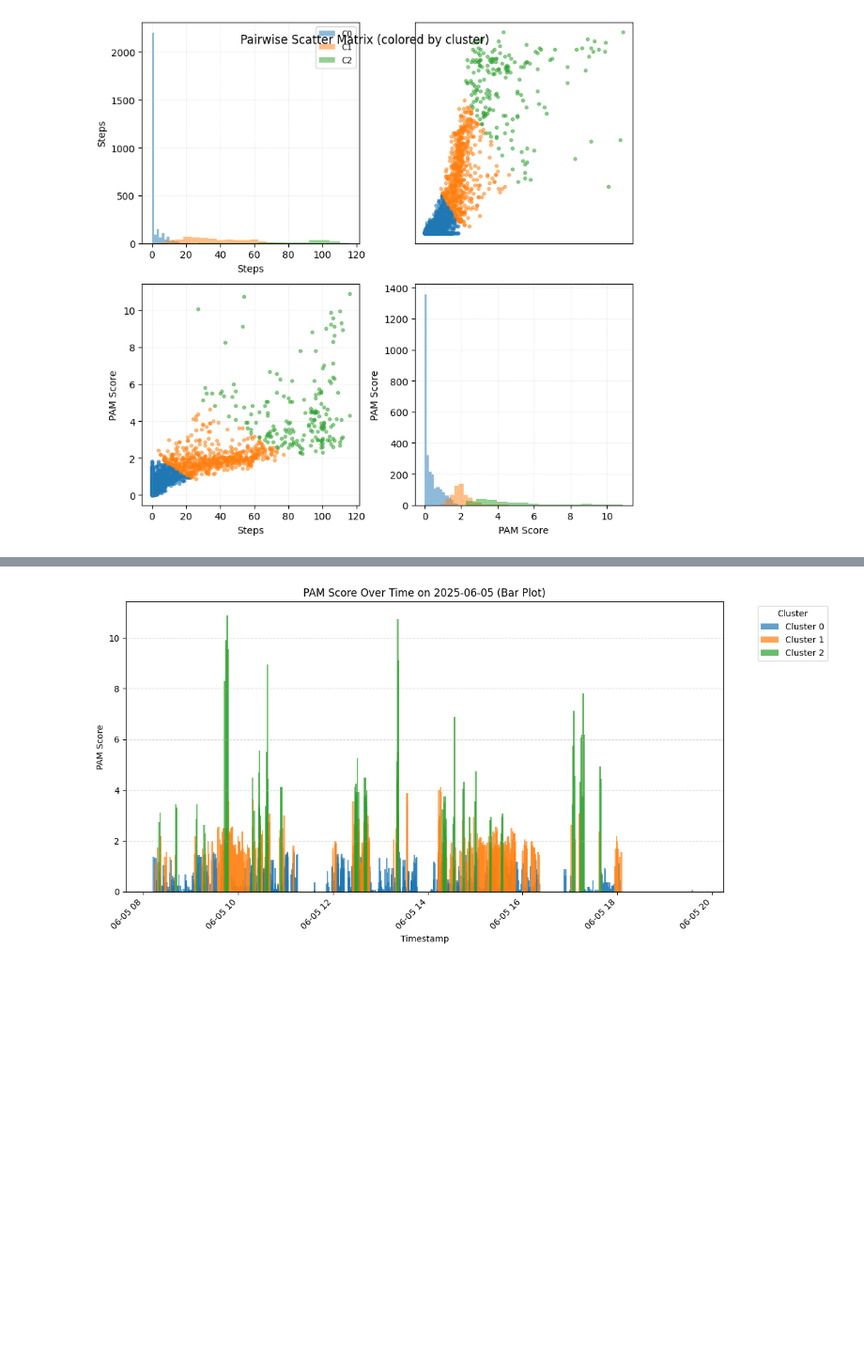
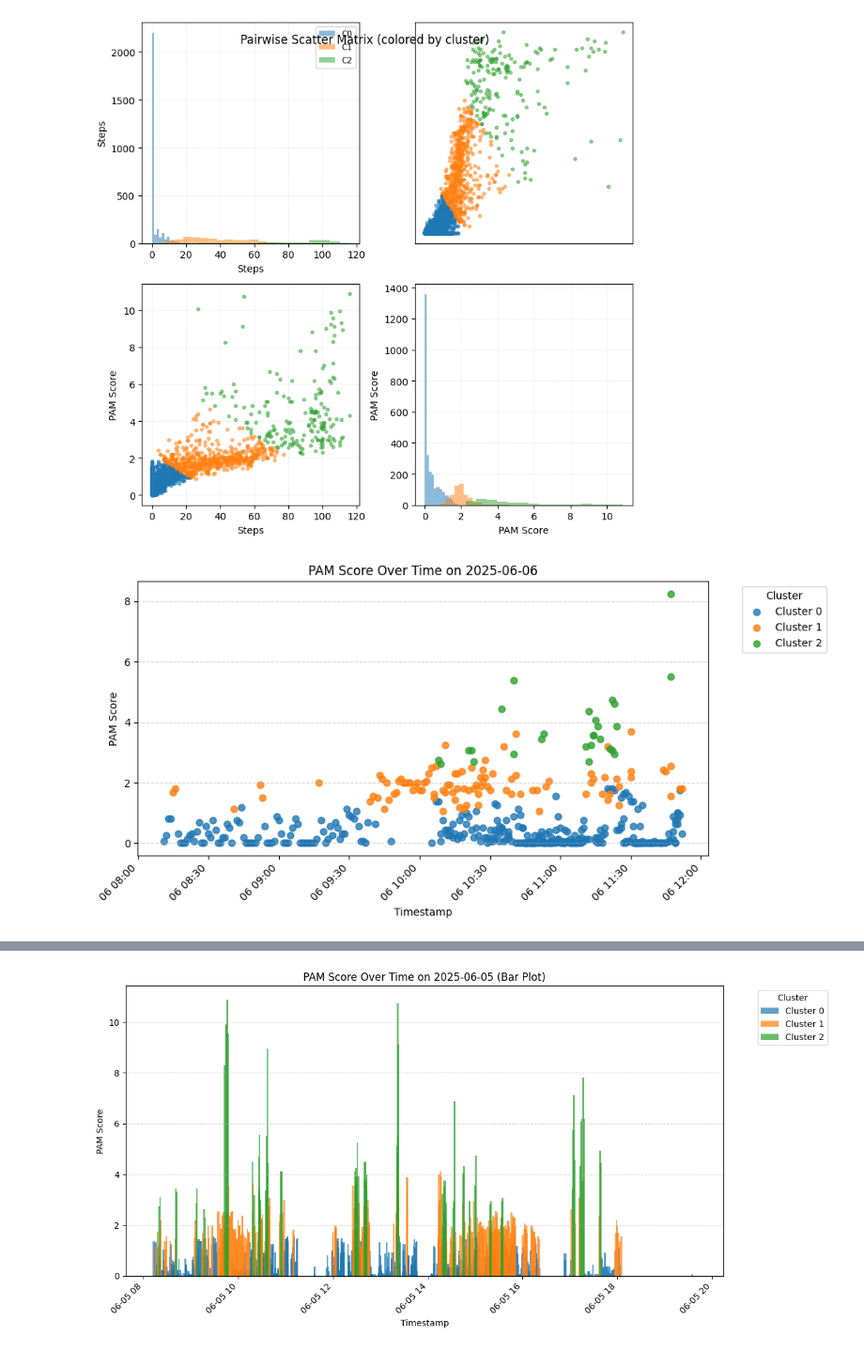
Before and after one commit to Vic-Warden/Digital-Life-Hipper-Monitoring, a Jupyter notebook: src/back-end/AI/display_labeled_data.ipynb, the cells around one changed output, grey strips where cells are left out. Shown at 94% size. Cells and saved outputs as stored; diff of their text form; code cells hidden in the pictures; blank space fills up the shorter version.

Commit message:
viasuals for displaying data for different days

```diff
--- a/src/back-end/AI/display_labeled_data.ipynb
+++ b/src/back-end/AI/display_labeled_data.ipynb
@@ -228,3 +228,84 @@ memory usage: 111.6 KB
 [figure]
 [figure]
 [figure]
+# %%
+import pandas as pd
+import matplotlib.pyplot as plt
+
+# --- UPDATE THIS PATH if needed ---
+CSV_PATH = 'clustered_output_k3.csv'
+
+# Load the labeled data
+df = pd.read_csv(CSV_PATH)
+
+# Parse 'Timestamp' into datetime objects
+df['Timestamp'] = pd.to_datetime(df['Timestamp'])
+
+# Extract just the date (year-month-day) from each timestamp
+df['DateOnly'] = df['Timestamp'].dt.date
+
+# Find the most recent date in the dataset
+last_date = df['DateOnly'].max()
+
+# Filter rows that belong to that last date
+last_day_df = df[df['DateOnly'] == last_date]
+
+# Plot PAM Score over time for the last day, colored by cluster
+plt.figure(figsize=(10, 5))
+
+for cluster_label in sorted(last_day_df['tabel'].unique()):
+    cluster_mask = last_day_df['tabel'] == cluster_label
+    plt.scatter(
+        last_day_df.loc[cluster_mask, 'Timestamp'],
+        last_day_df.loc[cluster_mask, 'PAM Score'],
+        s=40,
+        alpha=0.8,
+        label=f'Cluster {cluster_label}'
+    )
+
+plt.xlabel('Timestamp')
+plt.ylabel('PAM Score')
+plt.title(f'PAM Score Over Time on {last_date}')
+plt.legend(title='Cluster', bbox_to_anchor=(1.05, 1), loc='upper left')
+plt.grid(True, axis='y', linestyle='--', alpha=0.5)
+
+# Format x-axis dates for readability
+plt.xticks(rotation=45, ha='right')
+plt.tight_layout()
+plt.show()
+
+
+# =============================================================================
+# BAR PLOT OF PAM SCORE ON THE LAST DAY, COLORED BY CLUSTER
+# =============================================================================
+
+plt.figure(figsize=(12, 6))
+
+# Choose a small width for each bar (e.g., 2 minutes)
+bar_width = pd.Timedelta(minutes=2)
+
+for cluster_label in sorted(last_day_df['tabel'].unique()):
+    mask = last_day_df['tabel'] == cluster_label
+    timestamps = last_day_df.loc[mask, 'Timestamp']
+    pam_scores = last_day_df.loc[mask, 'PAM Score']
+
+    plt.bar(
+        timestamps,
+        pam_scores,
+        width=bar_width,
+        alpha=0.7,
+        label=f'Cluster {cluster_label}'
+    )
+
+plt.xlabel('Timestamp')
+plt.ylabel('PAM Score')
+plt.title(f'PAM Score Over Time on {last_date} (Bar Plot)')
+plt.legend(title='Cluster', bbox_to_anchor=(1.05, 1), loc='upper left')
+plt.grid(axis='y', linestyle='--', alpha=0.5)
+
+# Format x-axis dates for readability
+plt.xticks(rotation=45, ha='right')
+plt.tight_layout()
+plt.show()
+# %% [output]
+[figure, added]
```
Also changed, not shown: parts of 1 cell of this notebook.
